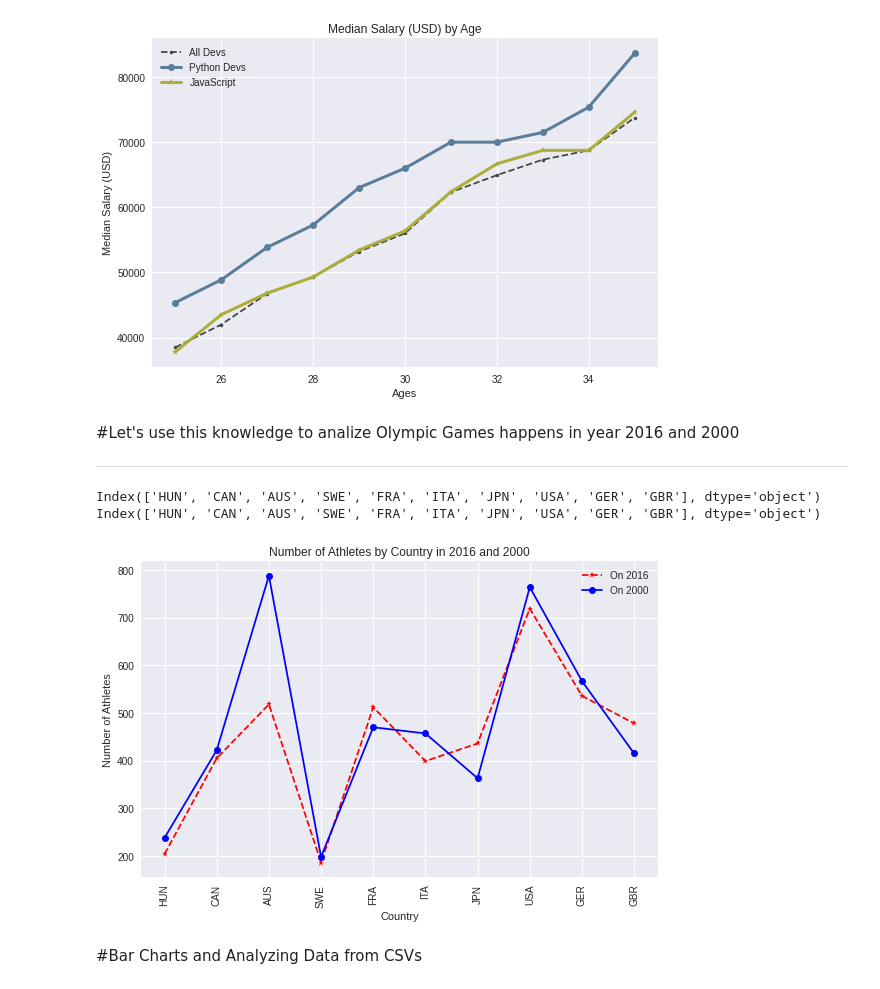
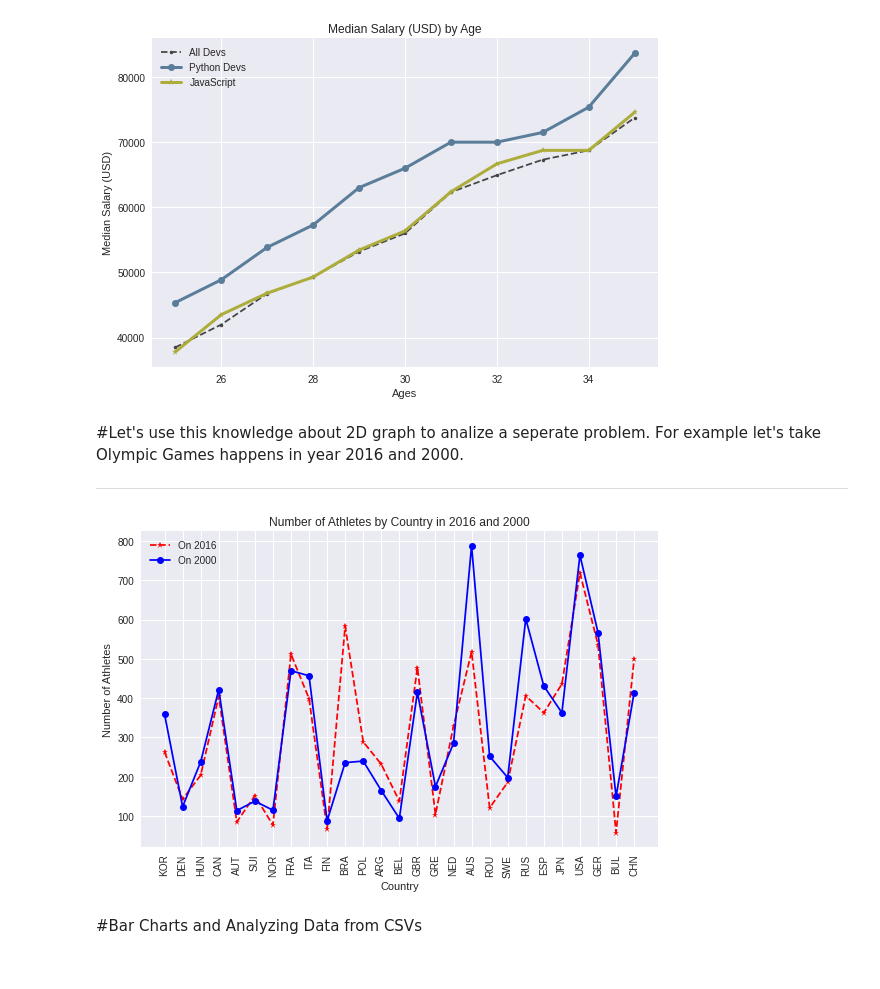
Before and after one commit to GPrathap/pythonII, a Jupyter notebook: matplot.ipynb, the cells around one changed output. Cells and saved outputs as stored; diff of their text form; code cells hidden in the pictures.

```diff
--- a/matplot.ipynb
+++ b/matplot.ipynb
@@ -66,46 +66,41 @@ plt.show()
 # %% [output]
 [figure]
 # %% [markdown]
-#Let's use this knowledge to analize Olympic Games happens in year 2016 and 2000
+#Let's use this knowledge about 2D graph to analize a seperate problem. For example let's take Olympic Games happens in year 2016 and 2000.
 
 ---
 # %%
 from matplotlib import pyplot as plt
 plt.style.use('seaborn')
 
 athlete_data = pd.read_csv('/content/drive/MyDrive/Colab Notebooks/data/athlete_events.csv')
-x = athlete_data.NOC.value_counts().index[0:10]
+x = athlete_data.NOC.value_counts().index[0:30]
 top_10_data_by_country = athlete_data[athlete_data.NOC.isin(x)]
 
 is_2016 =  top_10_data_by_country['Year']==2016
 is_2000 =  top_10_data_by_country['Year']==2000
 
-x_2016=top_10_data_by_country[is_2016].NOC.value_counts(sort=False).index[0:10]
-y_2016=top_10_data_by_country[is_2016].NOC.value_counts(sort=False).values[0:10]
-x_2000=top_10_data_by_country[is_2000].NOC.value_counts(sort=False).index[0:10]
-y_2000=top_10_data_by_country[is_2000].NOC.value_counts(sort=False).values[0:10]
+x_2016=top_10_data_by_country[is_2016].NOC.value_counts(sort=False).index[0:30]
+y_2016=top_10_data_by_country[is_2016].NOC.value_counts(sort=False).values[0:30]
+x_2000=top_10_data_by_country[is_2000].NOC.value_counts(sort=False).index[0:30]
+y_2000=top_10_data_by_country[is_2000].NOC.value_counts(sort=False).values[0:30]
 
 plt.plot(x_2016, y_2016, color='#ff0000', linestyle='--',marker='*', label="No Athletes 2016")
 plt.plot(x_2000, y_2000, color='#0000ff', marker='o', label='No Athletes 1936')
-print(x_2016)
-print(x_2000)
+
 plt.xlabel('Country')
 plt.ylabel('Number of Athletes')
 plt.title('Number of Athletes by Country in 2016 and 2000')
 
 plt.legend(['On 2016', 'On 2000'])
 plt.xticks(rotation='vertical',size=10)
 plt.grid(True)
-
 plt.tight_layout()
-
-plt.savefig('plot.png')
+plt.savefig('plot comparison of Olympics 2016 vs 2000.png')
 
 plt.show()
 # %% [output]
-Index(['HUN', 'CAN', 'AUS', 'SWE', 'FRA', 'ITA', 'JPN', 'USA', 'GER', 'GBR'], dtype='object')
-Index(['HUN', 'CAN', 'AUS', 'SWE', 'FRA', 'ITA', 'JPN', 'USA', 'GER', 'GBR'], dtype='object')
-[figure, old version]
+[figure, new version]
 # %% [markdown]
 #Bar Charts and Analyzing Data from CSVs
 # %% [markdown]
```
